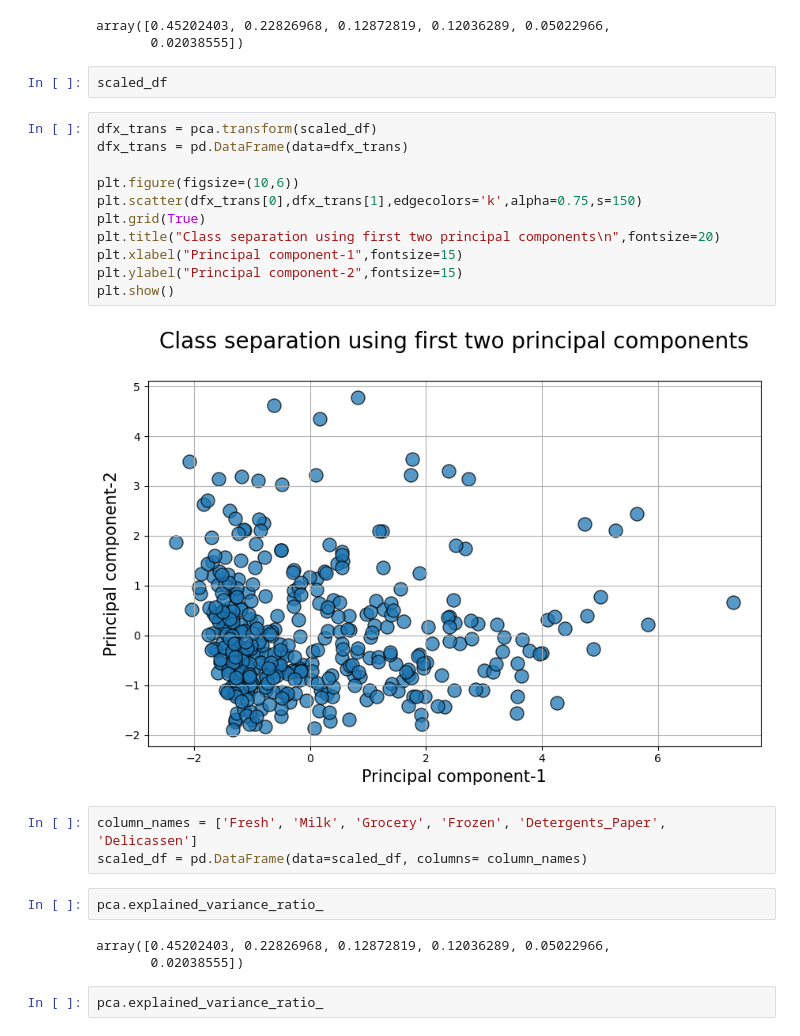
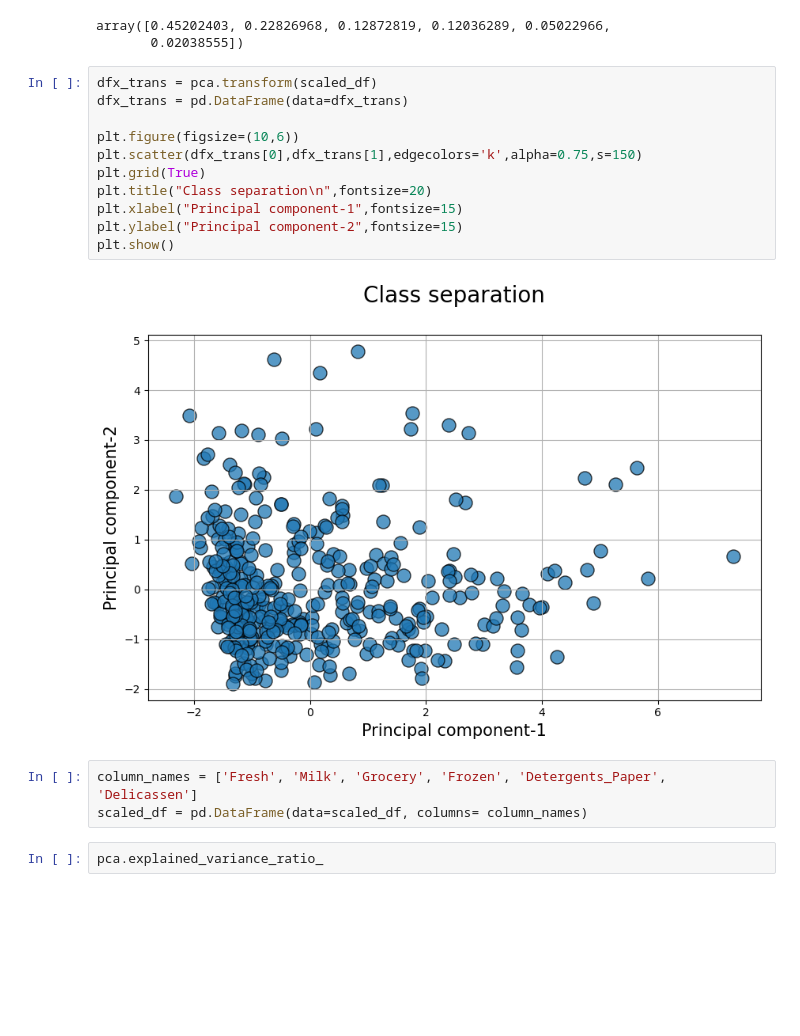
Before and after one commit to RRPharaoh/ml-project-unsupervised-learning, a Jupyter notebook: Unsupervised Learning - Project.ipynb, the cells around one changed output. Saved outputs shown, nothing was run; the diff lists cells and outputs as text; blank space fills up the shorter version.

```diff
--- a/Unsupervised Learning - Project.ipynb
+++ b/Unsupervised Learning - Project.ipynb
@@ -470,29 +470,22 @@ pca.explained_variance_ratio_
 # %% [output]
 array([0.45202403, 0.22826968, 0.12872819, 0.12036289, 0.05022966,
        0.02038555])
-# %%
-scaled_df
 # %%
 dfx_trans = pca.transform(scaled_df)
 dfx_trans = pd.DataFrame(data=dfx_trans)
 
 plt.figure(figsize=(10,6))
 plt.scatter(dfx_trans[0],dfx_trans[1],edgecolors='k',alpha=0.75,s=150)
 plt.grid(True)
-plt.title("Class separation using first two principal components\n",fontsize=20)
+plt.title("Class separation\n",fontsize=20)
 plt.xlabel("Principal component-1",fontsize=15)
 plt.ylabel("Principal component-2",fontsize=15)
 plt.show()
 # %% [output]
-[figure, old version]
+[figure, new version]
 # %%
 column_names = ['Fresh', 'Milk', 'Grocery', 'Frozen', 'Detergents_Paper', 'Delicassen']
 scaled_df = pd.DataFrame(data=scaled_df, columns= column_names)
-# %%
-pca.explained_variance_ratio_
-# %% [output]
-array([0.45202403, 0.22826968, 0.12872819, 0.12036289, 0.05022966,
-       0.02038555])
 # %%
 pca.explained_variance_ratio_
 # %% [output]
```
Also changed, not shown: parts of 1 cell of this notebook.
